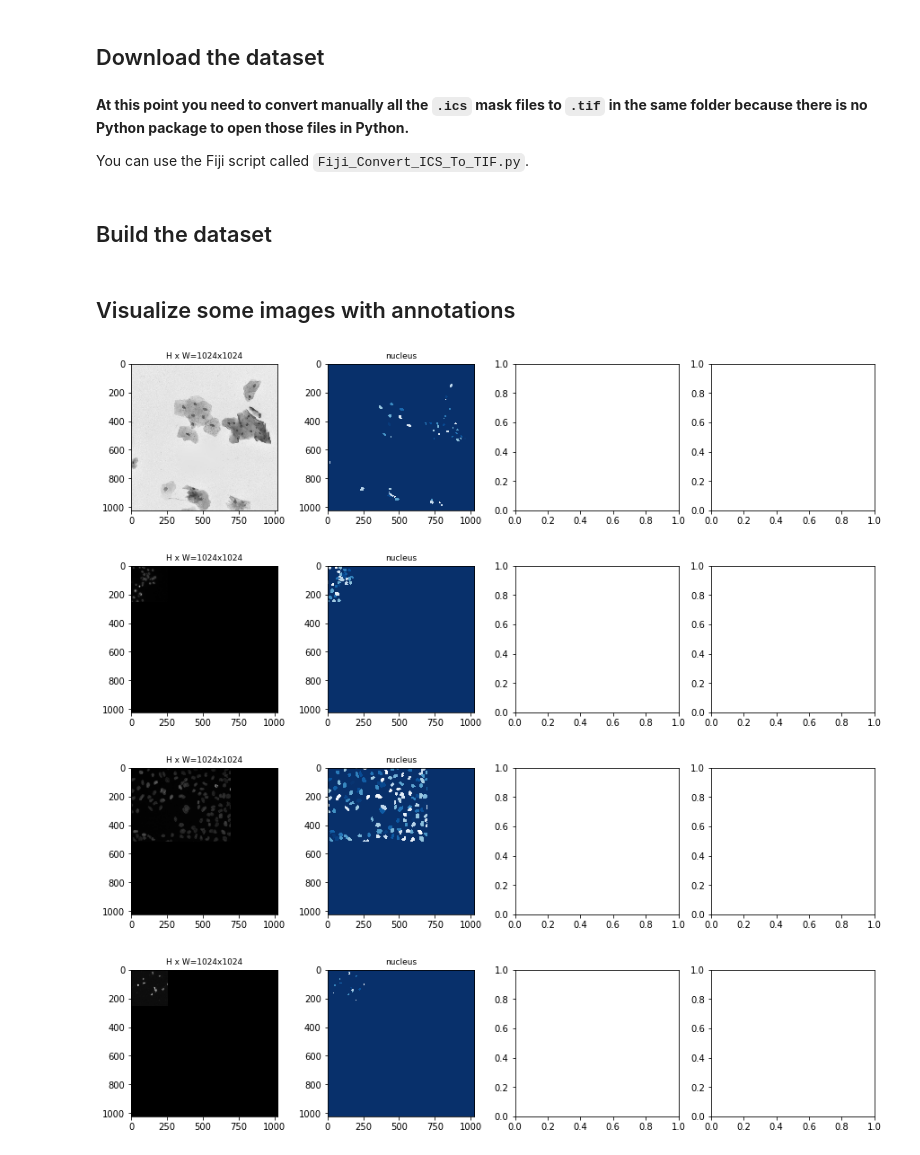
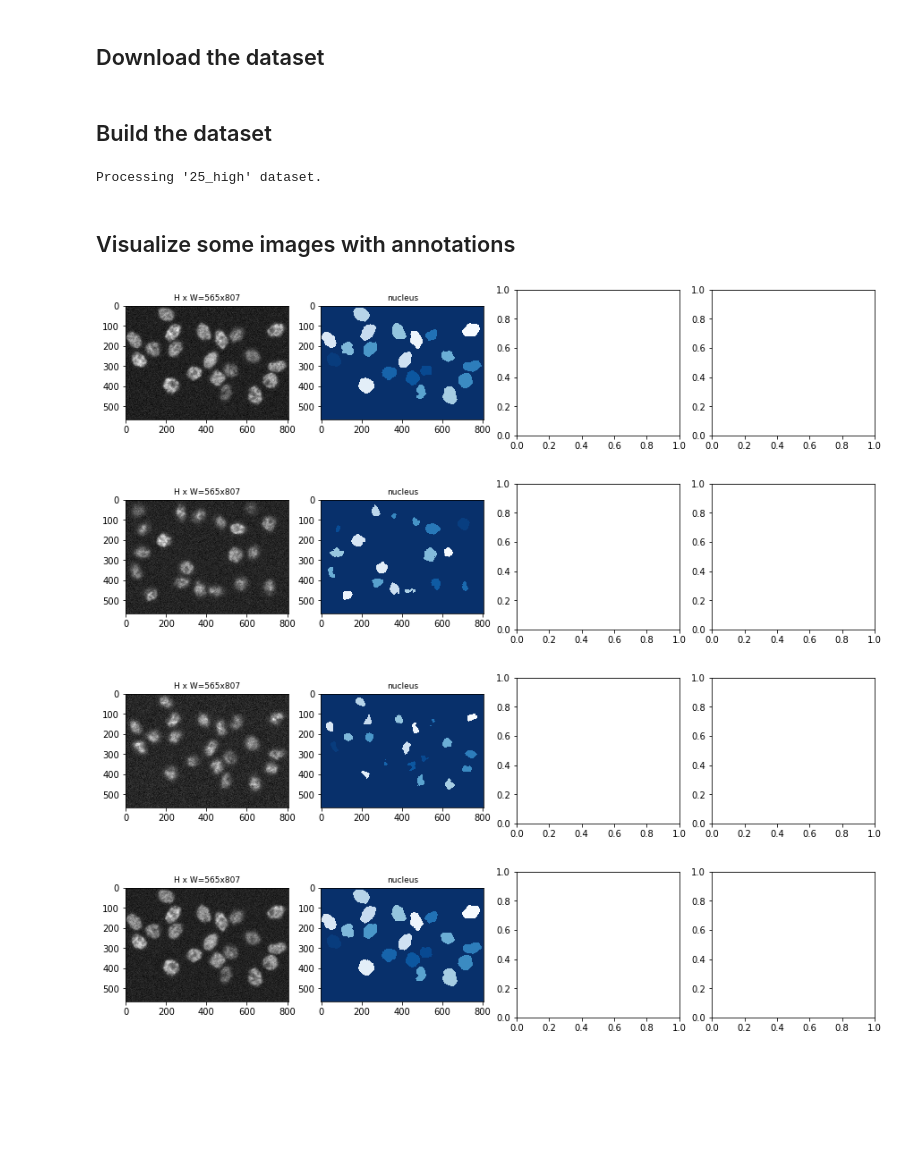
Before and after one commit to hadim/maskflow, a Jupyter notebook: notebooks/1_Build_Dataset/Synthetic_Cells/Synthetic_Cells.ipynb, the cells around one changed output. Saved outputs shown, nothing was run; the diff lists cells and outputs as text; code cells hidden in the pictures; blank space fills up the shorter version.

Commit message:
New synthetic cell dataset

```diff
--- a/notebooks/1_Build_Dataset/Synthetic_Cells/Synthetic_Cells.ipynb
+++ b/notebooks/1_Build_Dataset/Synthetic_Cells/Synthetic_Cells.ipynb
@@ -62,6 +63,2 @@ for image_url, mask_url, raw_data_dir in zip(images_url, masks_url, raw_data_dir
-# %% [markdown]
-**At this point you need to convert manually all the `.ics` mask files to `.tif` in the same folder because there is no Python package to open those files in Python.**
-
-You can use the Fiji script called `Fiji_Convert_ICS_To_TIF.py`.
 # %% [markdown]
 ## Build the dataset
@@ -104,14 +65,68 @@ tfrecord_evaluation_writer.close()
+# %%
+tfrecord_train_writer = tf.python_io.TFRecordWriter(str(tfrecord_train_writer_path))
+tfrecord_evaluation_writer = tf.python_io.TFRecordWriter(str(tfrecord_evaluation_writer_path))
+
+training_size = 0.8
+
+image_z_range = [30, 100]
+
+image_id = 0
+for image_dir in tmp_raw_data_dir.iterdir():
+    print(f"Processing '{image_dir.name}' dataset.")
+
+    image_paths = sorted(list(image_dir.glob("*final*.tif")))
+    mask_paths = sorted(list(image_dir.glob("*labels*.tif")))
+
+    for image_path, mask_path in tqdm.tqdm(zip(image_paths, mask_paths), total=len(image_paths)):
+
+        images = io.imread(image_path)
+        masks = im = io.imread(mask_path)
+
+        for i in range(*image_z_range):
+            image = images[i]
+            image = exposure.rescale_intensity(image, out_range='uint8')
+            image = image.astype("uint8")
+
+            image = np.expand_dims(image, axis=-1)
+            image = np.tile(image, [1, 1, 3])
+
+            mask = masks[i]
+
+            # Build the masks (only one object per frame)
+            all_mask = []
+            for pixel in np.unique(mask)[1:]:
+                single_mask = np.zeros(mask.shape)
+                single_mask[mask == pixel] = 1
+                all_mask.append(single_mask)
+            all_mask = np.array(all_mask)
+
+            class_ids = np.ones([all_mask.shape[0]], dtype=np.int32)
+
+            tf_example = maskflow.create_tf_example(image_id, f"{image_path.stem}_z_{i}", image, all_mask, class_ids)
+            image_id += 1
+
+            if np.random.rand() < training_size:
+                tfrecord_train_writer.write(tf_example.SerializeToString())
+            else:
+                tfrecord_evaluation_writer.write(tf_example.SerializeToString())
+
+tfrecord_train_writer.close()
+tfrecord_evaluation_writer.close()
+
+shutil.rmtree(tmp_raw_data_dir)
+# %% [output]
+Processing '25_high' dataset.
 # %% [markdown]
 ## Visualize some images with annotations
 # %%
 # Retrieve some data
 images, annotations = maskflow.get_data(tfrecord_train_writer_path, n=4, shuffle=True)
 
 # Display them
 maskflow.batch_display_top_masks(images, annotations["masks"], annotations["class_ids"],
-                                 params["CLASS_NAMES"], limit=3, basesize=15)
+                                 params["CLASS_NAMES"], limit=1, basesize=15)
 # %% [output]
-[figure, old version]
+[figure, new version]
-[figure, old version]
+[figure, new version]
-[figure, old version]
+[figure, new version]
-[figure, old version]
+[figure, new version]
```
Also changed, not shown: parts of 3 cells of this notebook, 2 other files.
